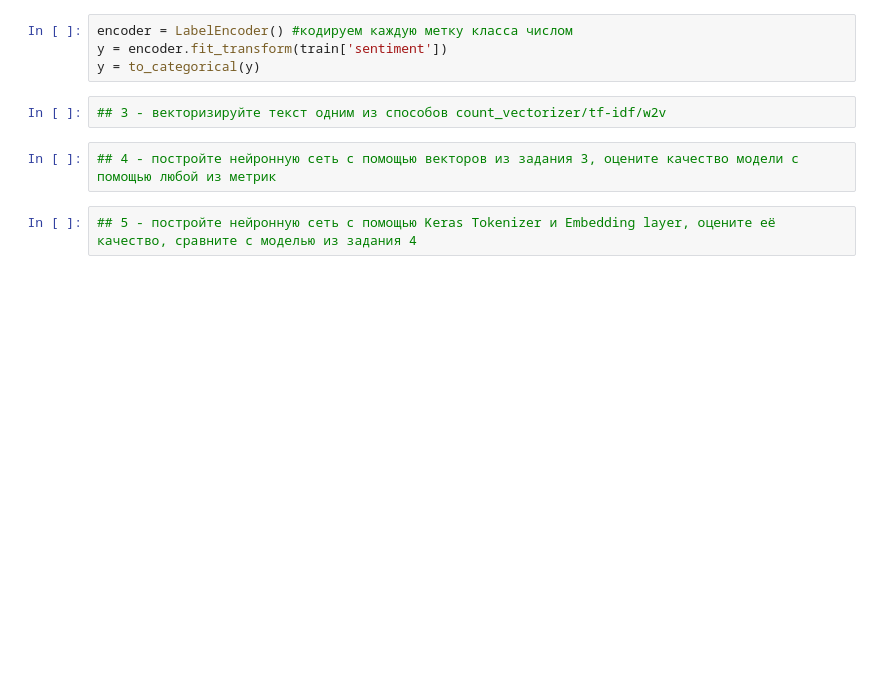
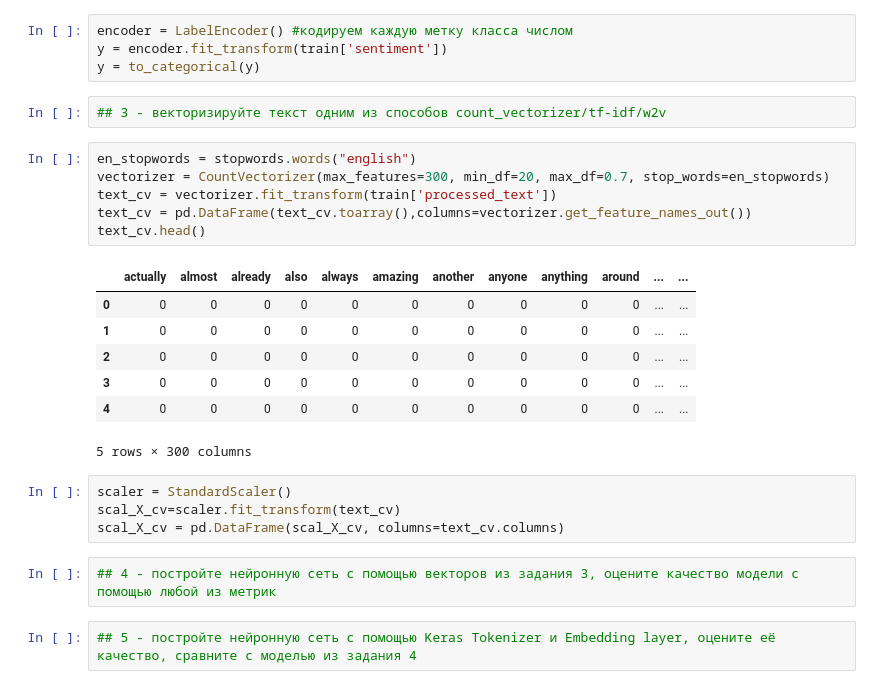
Before and after one commit to yourrandomface/AI_DL_2025, a Jupyter notebook: practices/7.04-9.04/tasks.ipynb, the cells around one changed output. Cells and saved outputs as stored; diff of their text form; blank space fills up the shorter version.

```diff
--- a/practices/7.04-9.04/tasks.ipynb
+++ b/practices/7.04-9.04/tasks.ipynb
@@ -107,6 +107,24 @@ y = encoder.fit_transform(train['sentiment'])
 y = to_categorical(y)
 # %%
 ## 3 - векторизируйте текст одним из способов count_vectorizer/tf-idf/w2v
+# %%
+en_stopwords = stopwords.words("english")
+vectorizer = CountVectorizer(max_features=300, min_df=20, max_df=0.7, stop_words=en_stopwords)
+text_cv = vectorizer.fit_transform(train['processed_text'])
+text_cv = pd.DataFrame(text_cv.toarray(),columns=vectorizer.get_feature_names_out())
+text_cv.head()
+# %% [output]
+|  | actually | almost | already | also | always | amazing | another | anyone | anything | around | ... | ... |
+| 0 | 0 | 0 | 0 | 0 | 0 | 0 | 0 | 0 | 0 | 0 | ... | ... |
+| 1 | 0 | 0 | 0 | 0 | 0 | 0 | 0 | 0 | 0 | 0 | ... | ... |
+| 2 | 0 | 0 | 0 | 0 | 0 | 0 | 0 | 0 | 0 | 0 | ... | ... |
+| 3 | 0 | 0 | 0 | 0 | 0 | 0 | 0 | 0 | 0 | 0 | ... | ... |
+| 4 | 0 | 0 | 0 | 0 | 0 | 0 | 0 | 0 | 0 | 0 | ... | ... |
+5 rows × 300 columns
+# %%
+scaler = StandardScaler()
+scal_X_cv=scaler.fit_transform(text_cv)
+scal_X_cv = pd.DataFrame(scal_X_cv, columns=text_cv.columns)
 # %%
 ## 4 - постройте нейронную сеть с помощью векторов из задания 3, оцените качество модели с помощью любой из метрик
 # %%
```
